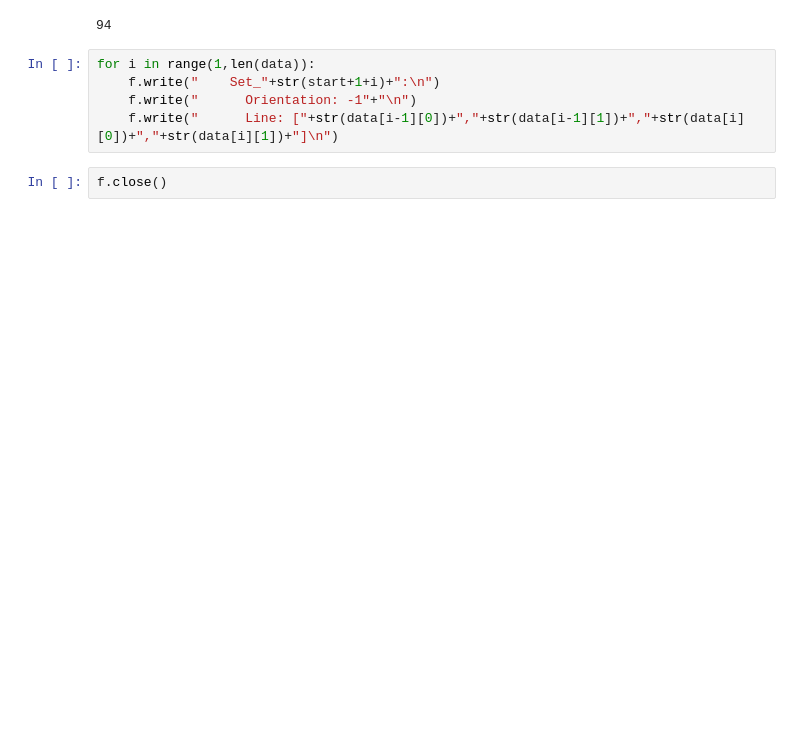
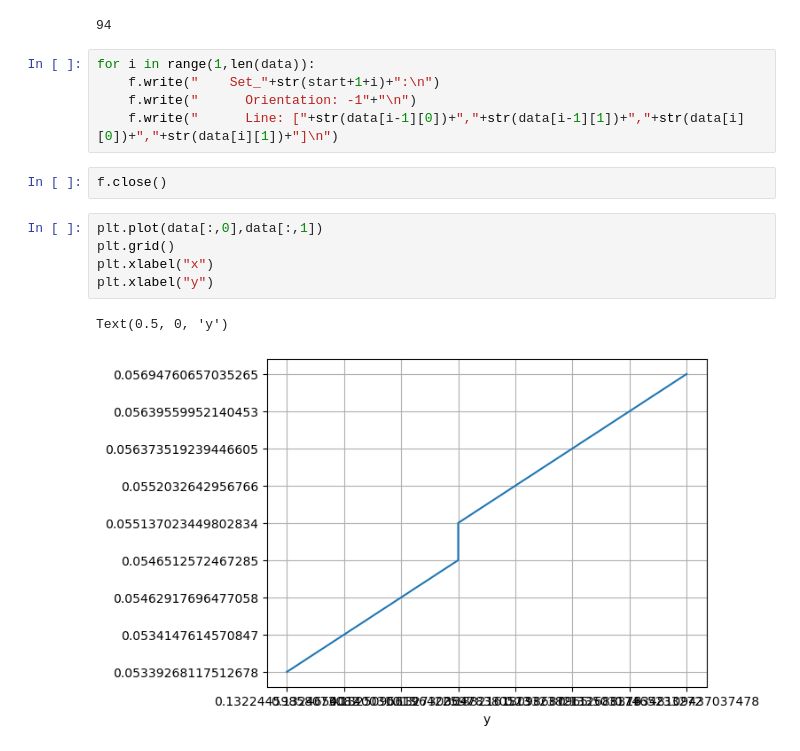
Before and after one commit to diehlpk/paperPUMPD-part2, a Jupyter notebook: CVStoYAML.ipynb, the cells around one changed output. Cells and saved outputs as stored; diff of their text form; blank space fills up the shorter version.

```diff
--- a/CVStoYAML.ipynb
+++ b/CVStoYAML.ipynb
@@ -29,3 +29,11 @@ for i in range(1,len(data)):
     f.write("      Line: ["+str(data[i-1][0])+","+str(data[i-1][1])+","+str(data[i][0])+","+str(data[i][1])+"]\n")
 # %%
 f.close()
+# %%
+plt.plot(data[:,0],data[:,1])
+plt.grid()
+plt.xlabel("x")
+plt.xlabel("y")
+# %% [output]
+Text(0.5, 0, 'y')
+[figure, added]
```
Also changed, not shown: parts of 2 cells of this notebook, 1 other file.
